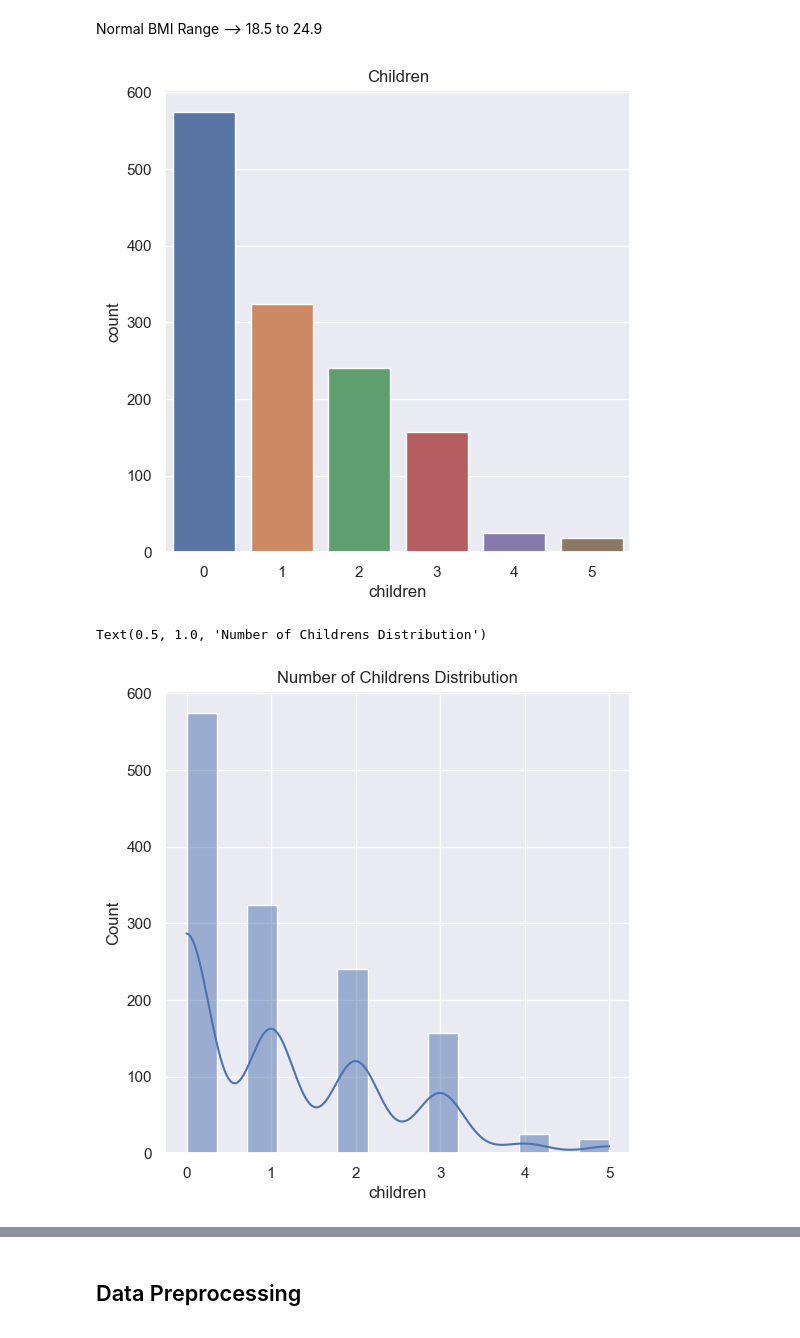
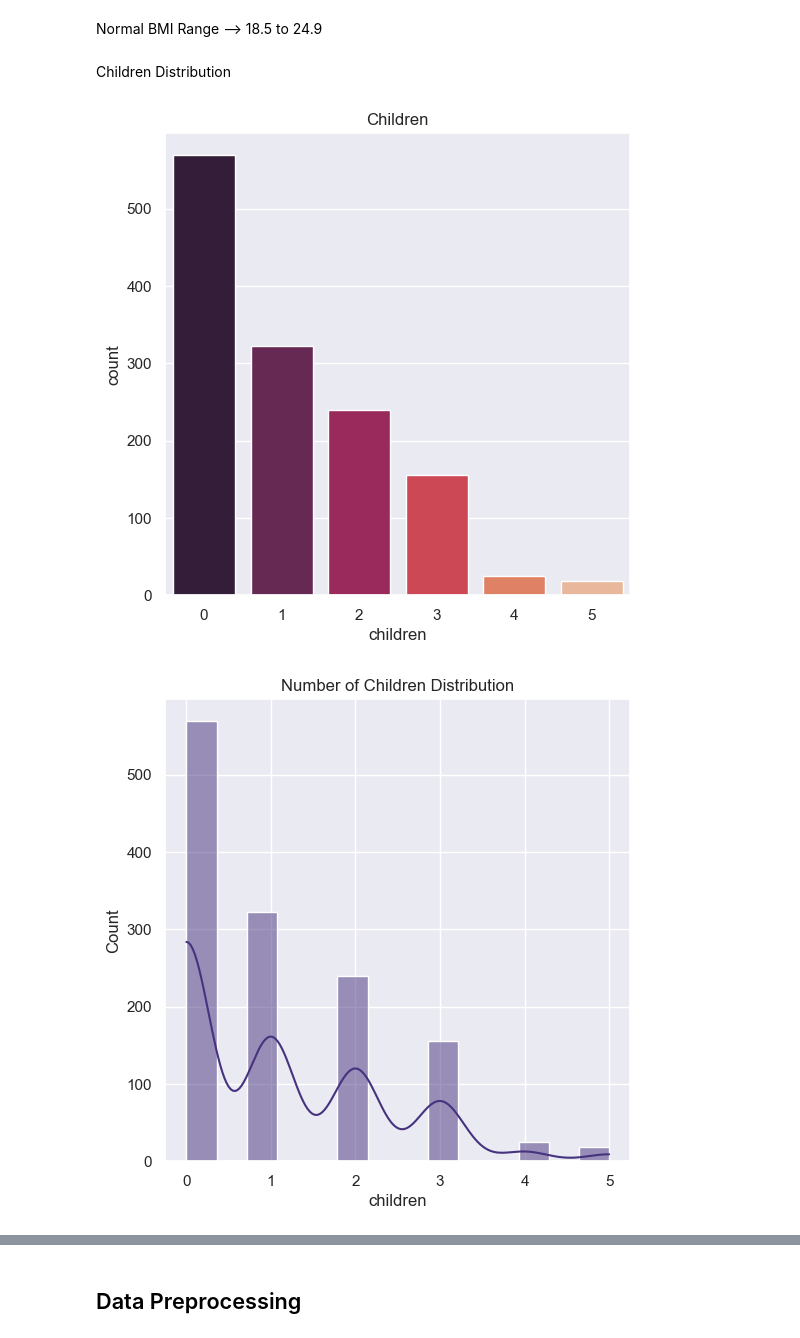
Before and after one commit to AhamedMinhaj456/Personal_medical_Cost_prediction_ML_Project, a Jupyter notebook: DataSet/Linear_Regression.ipynb, the cells around one changed output, grey strips where cells are left out. Drawn from its saved outputs; the diff is of its cells as text; code cells hidden in the pictures.

```diff
--- a/DataSet/Linear_Regression.ipynb
+++ b/DataSet/Linear_Regression.ipynb
@@ -38,0 +42,5 @@ insuarance_dataset.shape
+# %%
+# We noticed that there are some outliers in the charges column. so we need to get rid of them.
+upper_limit = insuarance_dataset['charges'].mean() + 3 * insuarance_dataset['charges'].std()
+
+print(upper_limit)
@@ -38,0 +67,2 @@ insuarance_dataset.shape
+# %%
+insuarance_dataset = insuarance_dataset[insuarance_dataset.charges < upper_limit]
@@ -69 +109,4 @@ dtype: int64
+# %%
+#Delete this duplicate
+insuarance_dataset.drop_duplicates(inplace=True)
 # %% [markdown]
@@ -116,6 +173,7 @@ Name: sex, dtype: int64
 # %%
 #bmi Distribution
 plt.figure(figsize=(6,6))
+sns.set_palette("viridis")
 sns.distplot(insuarance_dataset['bmi'])
 plt.title('BMI Distribution')
 plt.show()
@@ -133,20 +191,22 @@ https://gist.github.com/mwaskom/de44147ed2974457ad6372750bbe5751
 # %% [markdown]
 Normal BMI Range --> 18.5 to 24.9
+# %% [markdown]
+Children Distribution
 # %%
 # Children column
 plt.figure(figsize=(6,6))
-sns.countplot(x='children',data=insuarance_dataset)
+sns.countplot(x='children', data=insuarance_dataset, palette='rocket')
 plt.title('Children')
 plt.show()
 # %% [output]
-[figure, old version]
+[figure, new version]
 # %%
-plt.figure(figsize=(6,6))
-sns.histplot(data=insuarance_dataset, x='children', kde=True)
-plt.title('Number of Childrens Distribution')
+plt.figure(figsize=(6, 6))
+sns.histplot(data=insuarance_dataset, x='children', kde=True, )
+plt.title('Number of Children Distribution')
+plt.show()
 # %% [output]
-Text(0.5, 1.0, 'Number of Childrens Distribution')
-[figure, old version]
+[figure, new version]
 # %%
 insuarance_dataset['children'].value_counts()
 # %% [output]
```
Also changed, not shown: parts of 109 cells of this notebook.
